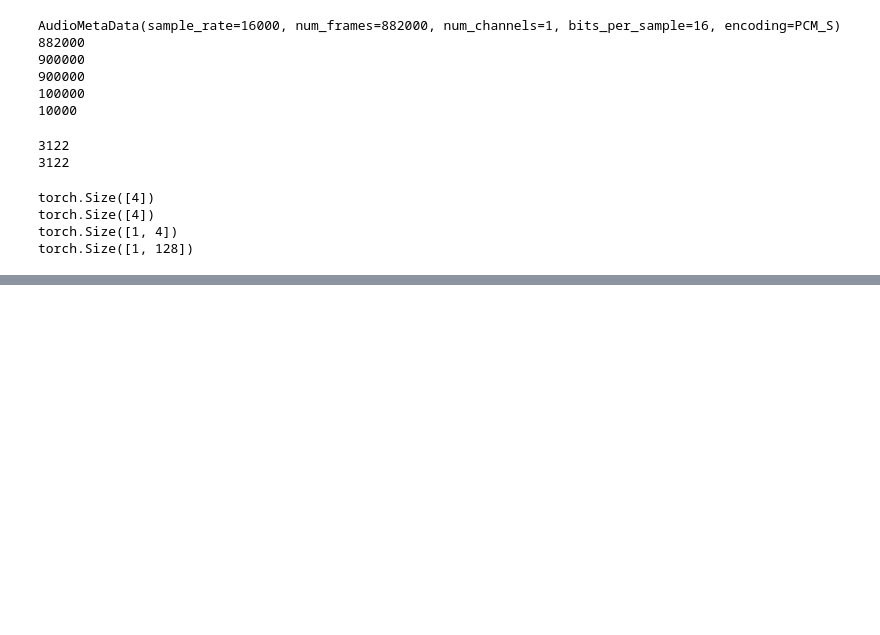
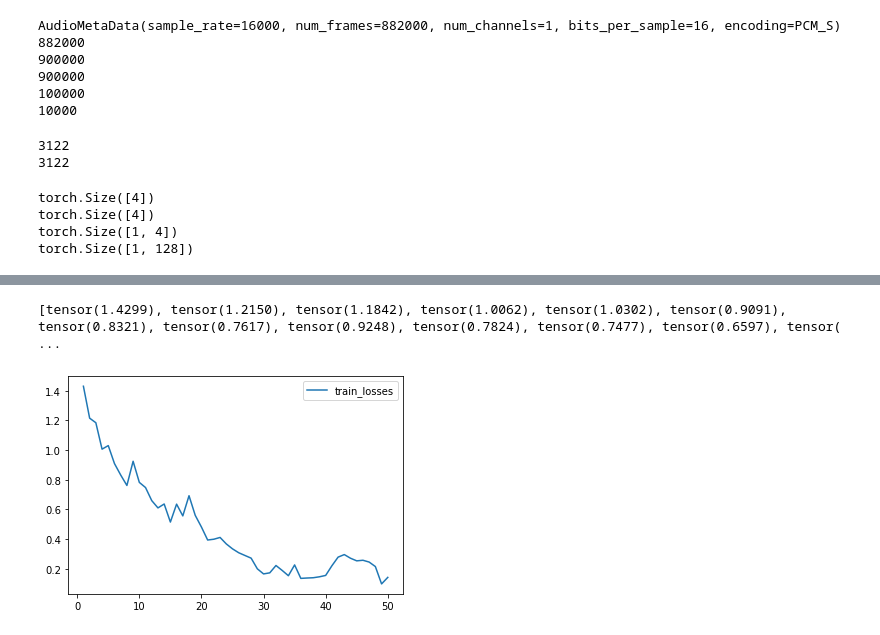
Before and after one commit to DilshanRakshitha/SmartStethoscope, a Jupyter notebook: LSTM_Test_kaggle_lstm.ipynb, the cells around one changed output, grey strips where cells are left out. Saved outputs shown, nothing was run; the diff lists cells and outputs as text; code cells hidden in the pictures; blank space fills up the shorter version.

```diff
--- a/LSTM_Test_kaggle_lstm.ipynb
+++ b/LSTM_Test_kaggle_lstm.ipynb
@@ -431,3 +433,13 @@ Test set: Accuracy: 311/624 (50%)
+# %%
+
+print((train_loss))
+plt.plot([x for x in range (1,n_epoch+1)], train_loss)
+
+plt.legend(['train_losses'])
+plt.show()
+# %% [output]
+[tensor(1.4299), tensor(1.2150), tensor(1.1842), tensor(1.0062), tensor(1.0302), tensor(0.9091), tensor(0.8321), tensor(0.7617), tensor(0.9248), tensor(0.7824), tensor(0.7477), tensor(0.6597), tensor( ...
+[figure, added]
 # %%
 from sklearn.metrics import confusion_matrix
 import seaborn as sn
```
Also changed, not shown: parts of 6 cells of this notebook, 2 other files.
